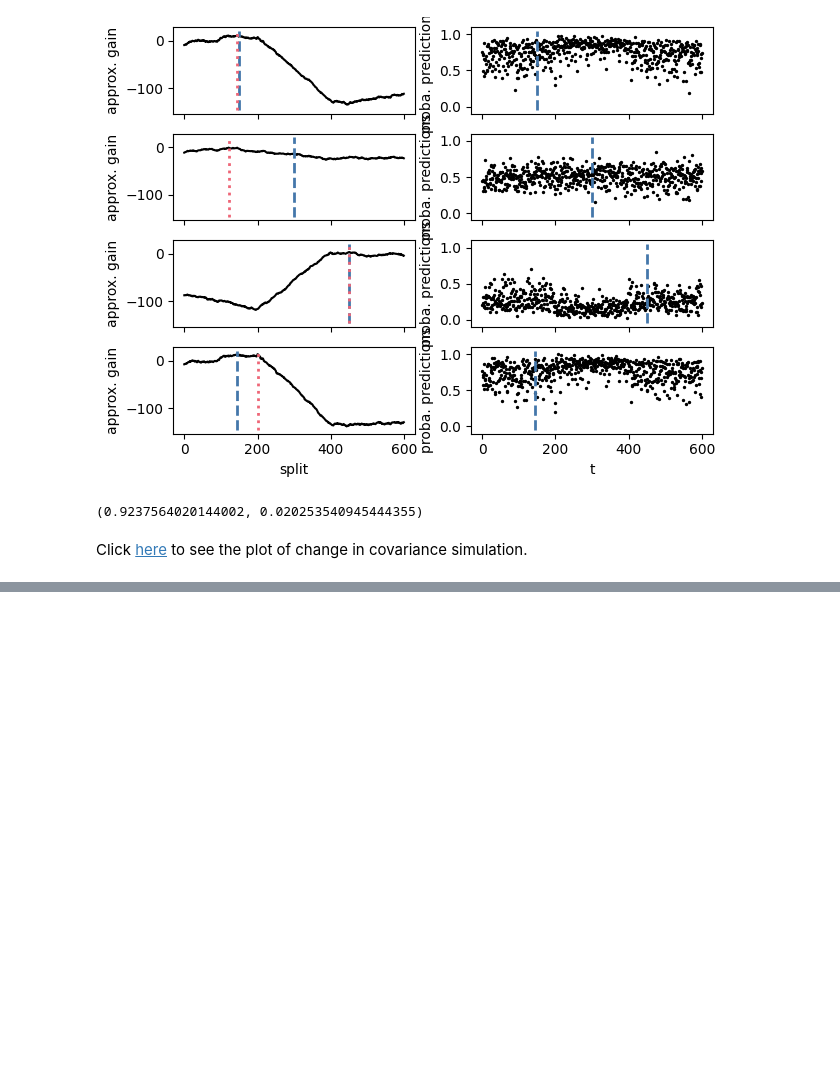
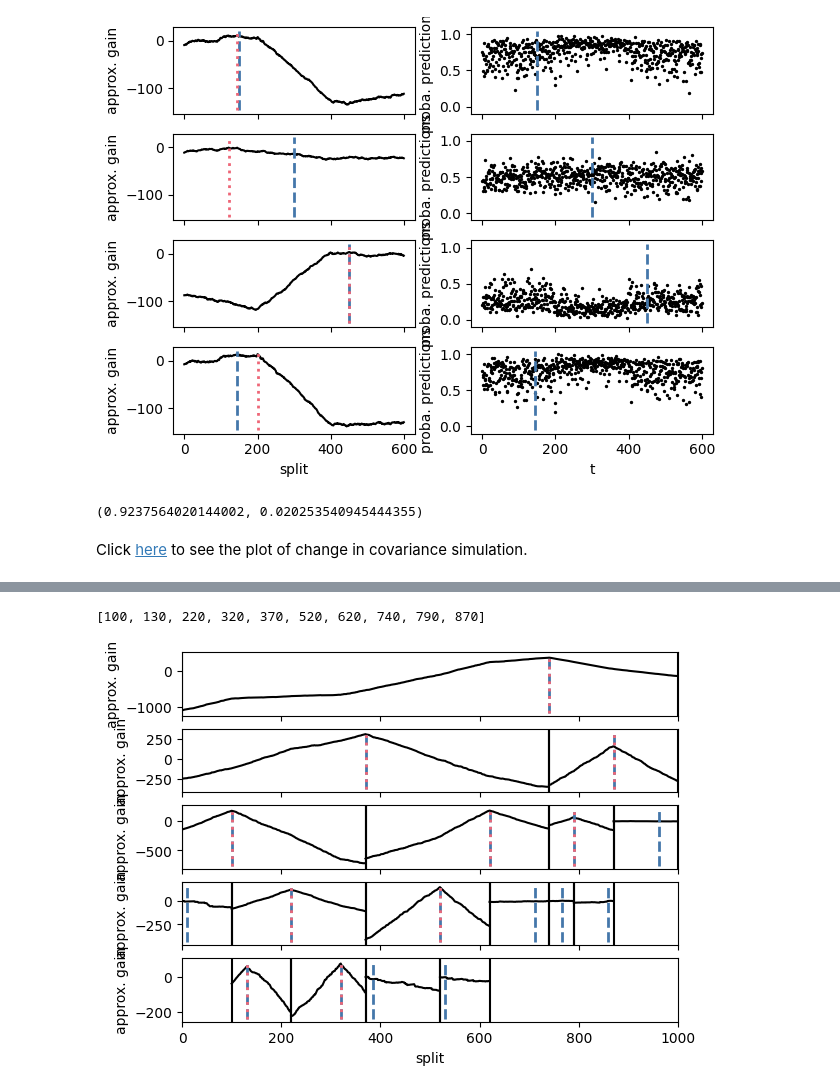
Before and after one commit to wajidmanzoor/Change-Point-detection-using-Random-Forest, a Jupyter notebook: notebooks/simmulation on generated dataset.ipynb, the cells around one changed output, grey strips where cells are left out. Saved outputs shown, nothing was run; the diff lists cells and outputs as text; code cells hidden in the pictures; blank space fills up the shorter version.

Commit message:
added dirichlet code and results of one experiment

```diff
--- a/notebooks/simmulation on generated dataset.ipynb
+++ b/notebooks/simmulation on generated dataset.ipynb
@@ -347,0 +350,13 @@ Click [here](https://wajidmanzoor.github.io/Change-Point-detection-using-Random-
+# %%
+def generate_dirichlet(dataset_generator,d=20,changepoints=[0, 100, 130, 220, 320, 370, 520, 620, 740, 790, 870, 1000]):
+  n_segments = len(changepoints) - 1
+  params = dataset_generator.uniform(0, 0.2, n_segments * d).reshape((n_segments, d))
+
+  X = np.zeros((changepoints[-1], d))
+  for idx, (start, end) in enumerate(zip(changepoints[:-1], changepoints[1:])):
+      X[start:end, :] = dataset_generator.dirichlet(params[idx, :], end - start)
+  return X,changepoints
+# %%
+X,orginal_change_points = generate_dirichlet(dataset_generator)
+# %%
+result = changeforest(X,"random_forest", "bs")
@@ -347,0 +383,8 @@ Click [here](https://wajidmanzoor.github.io/Change-Point-detection-using-Random-
+# %%
+result.split_points()
+# %% [output]
+[100, 130, 220, 320, 370, 520, 620, 740, 790, 870]
+# %%
+result.plot().show()
+# %% [output]
+[figure, added]
```
Also changed, not shown: parts of 3 cells of this notebook.
